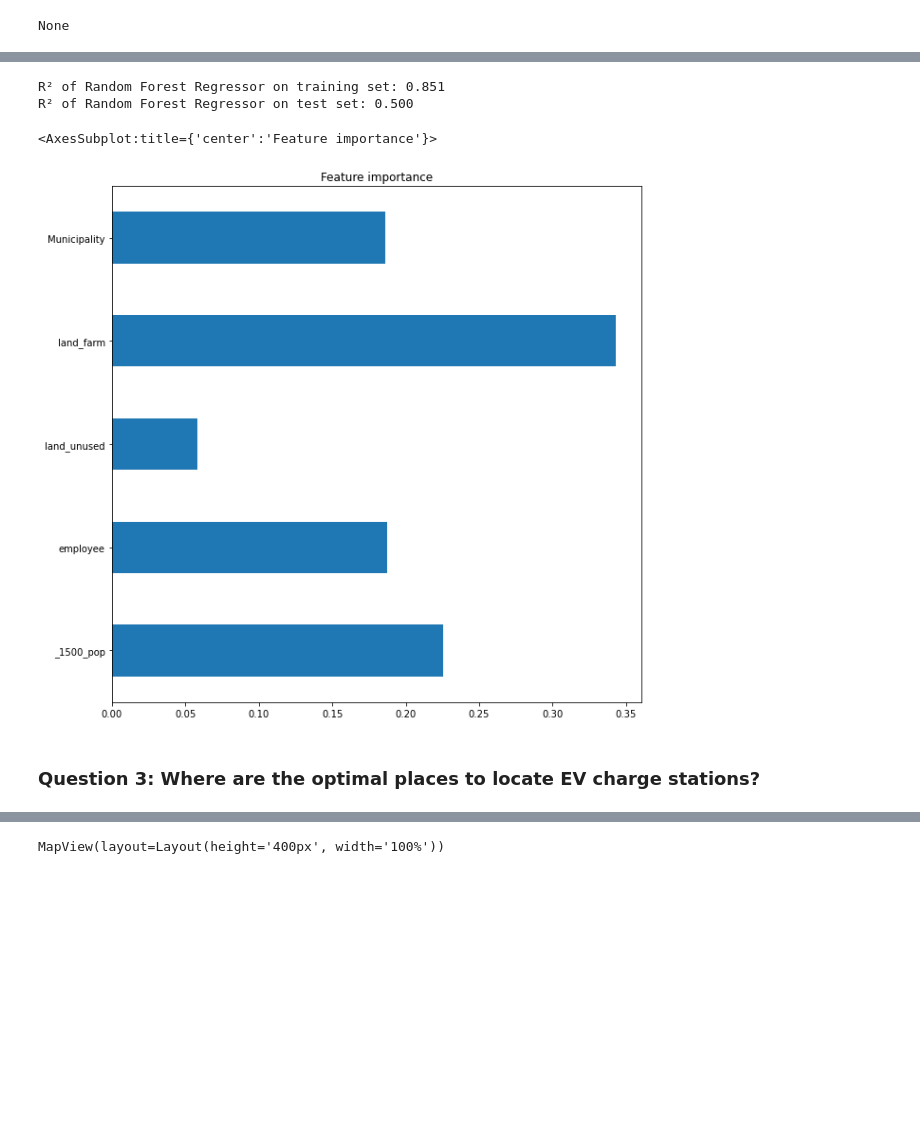
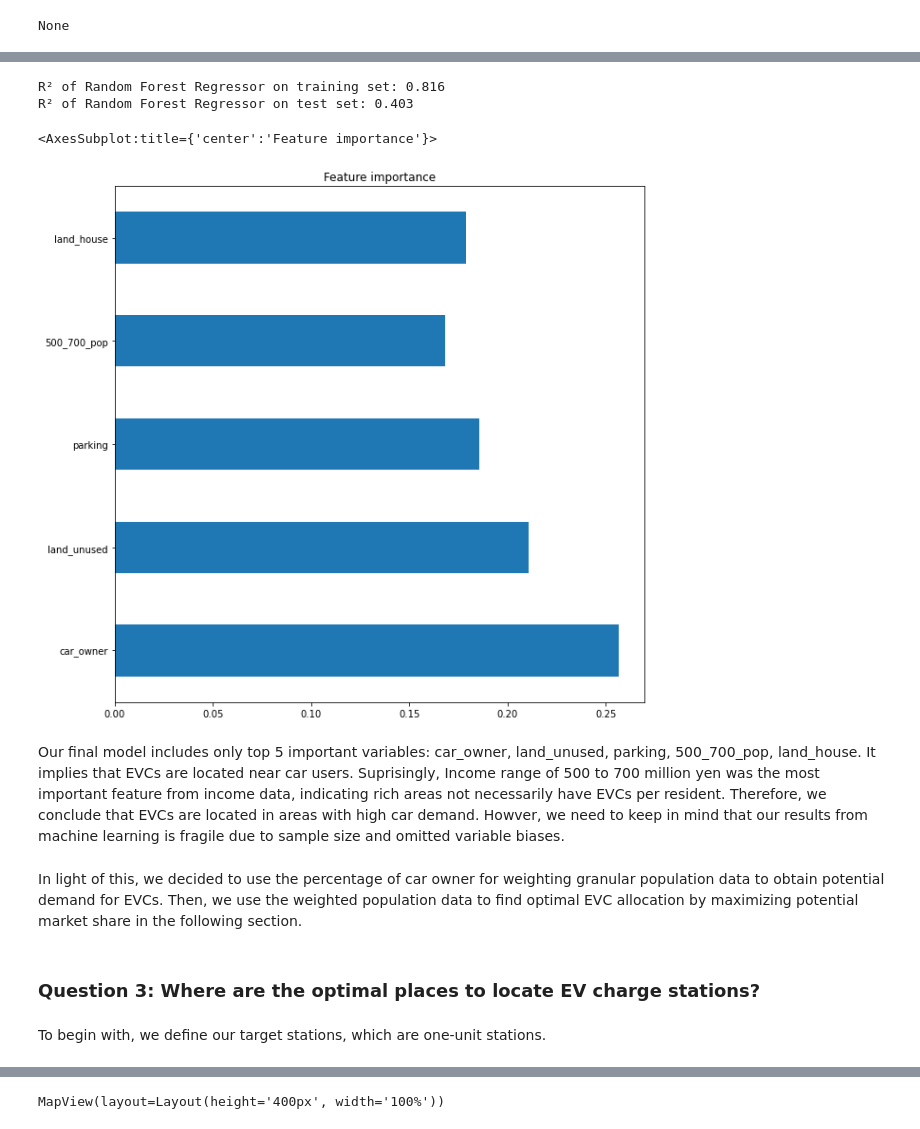
Before and after one commit to yimurayimura/GIS-Final-Project, a Jupyter notebook: FinalProject_EVCharger.ipynb, the cells around one changed output, grey strips where cells are left out. Saved outputs shown, nothing was run; the diff lists cells and outputs as text; code cells hidden in the pictures; blank space fills up the shorter version.

```diff
--- a/FinalProject_EVCharger.ipynb
+++ b/FinalProject_EVCharger.ipynb
@@ -385,0 +377,7 @@ h02_13.csv
+# %%
+# Aggregate the rapid charger amount by boundaries
+muni_EVC['SHAPE'] = muni_EVC['SHAPE'].buffer(0)
+dissolved_muni_EVC = muni_EVC.dissolve(by='CITY_ENG', aggfunc='sum')
+
+# Show top 5 municipalities and cities
+dissolved_muni_EVC.sort_values('EVC_rapid', ascending=False).head()
@@ -509,26 +507,3 @@ EVC_loc_tokyo_subset_1
-# %%
-# Clean the JCODE column
-muni["JCODE"] = muni["JCODE"].str.strip()  # Remove leading and trailing whitespaces
-muni["JCODE"] = pd.to_numeric(muni["JCODE"], errors="coerce")  # Convert non-numeric values to NaN
-
-# Filter the municipalities in Tokyo (JCODE=13101~13123)
-tokyo_muni = muni[muni["JCODE"].between(13101, 13123)]
-
-# Set geometory and CRS
-EVC_loc_tokyo_subset_1['lonlat'] = EVC_loc_tokyo_subset_1['lonlat'].str.replace(r'[][]', '', regex=True)
-
-EVC_loc_tokyo_subset_1['lon'] = EVC_loc_tokyo_subset_1['lonlat'].str.split(',').str[0]
-EVC_loc_tokyo_subset_1['lat'] = EVC_loc_tokyo_subset_1['lonlat'].str.split(',').str[1]
-
-EVC_loc_tokyo_subset_1 = gpd.GeoDataFrame(
-    EVC_loc_tokyo_subset_1, geometry=gpd.points_from_xy(EVC_loc_tokyo_subset_1.lon, EVC_loc_tokyo_subset_1.lat))
-EVC_loc_tokyo_subset_1 = EVC_loc_tokyo_subset_1.set_geometry('geometry')
-
-tokyo_muni = tokyo_muni.set_geometry('SHAPE', crs='EPSG:4326')
-
-# Merge boundary data with EVC data
-muni_EVC = gpd.sjoin(EVC_loc_tokyo_subset_1, tokyo_muni, op='within')
-grouped_EVC = muni_EVC.groupby('CITY_ENG')['EVC_rapid'].sum()
 # %%
 # Import cleaned X variable data for municipalities
 X_tokyo = pd.read_csv(path+"X_tokyo_enhance.csv", nrows=49)
@@ -580,7 +555,11 @@ X_tokyo["_1500_pop"] = X_tokyo["_1500_pop"]/X_tokyo["total_income_pop"]
 # %%
 # Merge it to dataset with y variable
+grouped_EVC = muni_EVC.groupby('CITY_ENG')['EVC_rapid'].sum() # y variable
 dataset = X_tokyo.merge(grouped_EVC, on='CITY_ENG', how='left')
 dataset['EVC_rapid'] = dataset['EVC_rapid'].fillna(0)
+
+# Population weighting for y variable
+dataset['EVC_rapid'] = dataset['EVC_rapid'] /dataset["total_pop"]
 
 # Delete unnecessary columns
 dataset = dataset.drop(columns=["CITY_ENG", "total_pop", "land_total", "total_income_pop"])
@@ -638,6 +617,6 @@ plt.show()
 # %%
 # Drop highly correlated variables to avoid multi-collinearity
-drop_columns = ["car_owner", "parking", "land_house", "road_area", "300_pop", "300_500_pop", "500_700_pop", "700_1000_pop","1000_1500_pop"]
+drop_columns = ["net_inflow_pop","1000_1500_pop"]
 dataset_reg = dataset.drop(columns=drop_columns)
 
 # Check the result if needed. We confirmed that residual variables are not highly correlated.
@@ -672,20 +672,21 @@ R² of Random Forest Regressor on test set: 0.214
 # %%
-labels_top5 =["_1500_pop", "employee", "land_unused", "land_farm", "Municipality"]
+# Use best features to test the performance change
+labels_top5 =["car_owner", "land_unused", "parking","500_700_pop", "land_house"]
 
 X = dataset_reg[labels_top5]
 
 X_train, X_test, y_train, y_test = train_test_split(X, y, test_size = 0.2, random_state = seed)
 
 rf = RandomForestRegressor(n_estimators=100, random_state=seed)
 rf.fit(X_train, y_train)
 r1 = rf.score(X_train, y_train)
 r2 = rf.score(X_test, y_test)
 print('R² of Random Forest Regressor on training set: {:.3f}'.format(r1))
 print('R² of Random Forest Regressor on test set: {:.3f}'.format(r2))
 feat_importances = pd.Series(rf.feature_importances_, index=labels_top5)
 feat_importances.plot.barh(figsize=(10,10), title="Feature importance")
 # %% [output]
-R² of Random Forest Regressor on training set: 0.851
-R² of Random Forest Regressor on test set: 0.500
+R² of Random Forest Regressor on training set: 0.816
+R² of Random Forest Regressor on test set: 0.403
 <AxesSubplot:title={'center':'Feature importance'}>
-[figure, old version]
+[figure, new version]
@@ -695,3 +693,9 @@ R² of Random Forest Regressor on test set: 0.500
+# %% [markdown]
+Our final model includes only top 5 important variables: car_owner, land_unused, parking, 500_700_pop, land_house. It implies that EVCs are located near car users. Suprisingly, Income range of 500 to 700 million yen was the most important feature from income data, indicating rich areas not necessarily have EVCs per resident. Therefore, we conclude that EVCs are located in areas with high car demand. Howver, we need to keep in mind that our results from machine learning is fragile due to sample size and omitted variable biases.
+# %% [markdown]
+In light of this, we decided to use the percentage of car owner for weighting granular population data to obtain potential demand for EVCs. Then, we use the weighted population data to find optimal EVC allocation by maximizing potential market share in the following section.
 # %% [markdown]
 ### Question 3: Where are the optimal places to locate EV charge stations?
+# %% [markdown]
+To begin with, we define our target stations, which are one-unit stations.
 # %%
```
Also changed, not shown: parts of 66 cells of this notebook.
